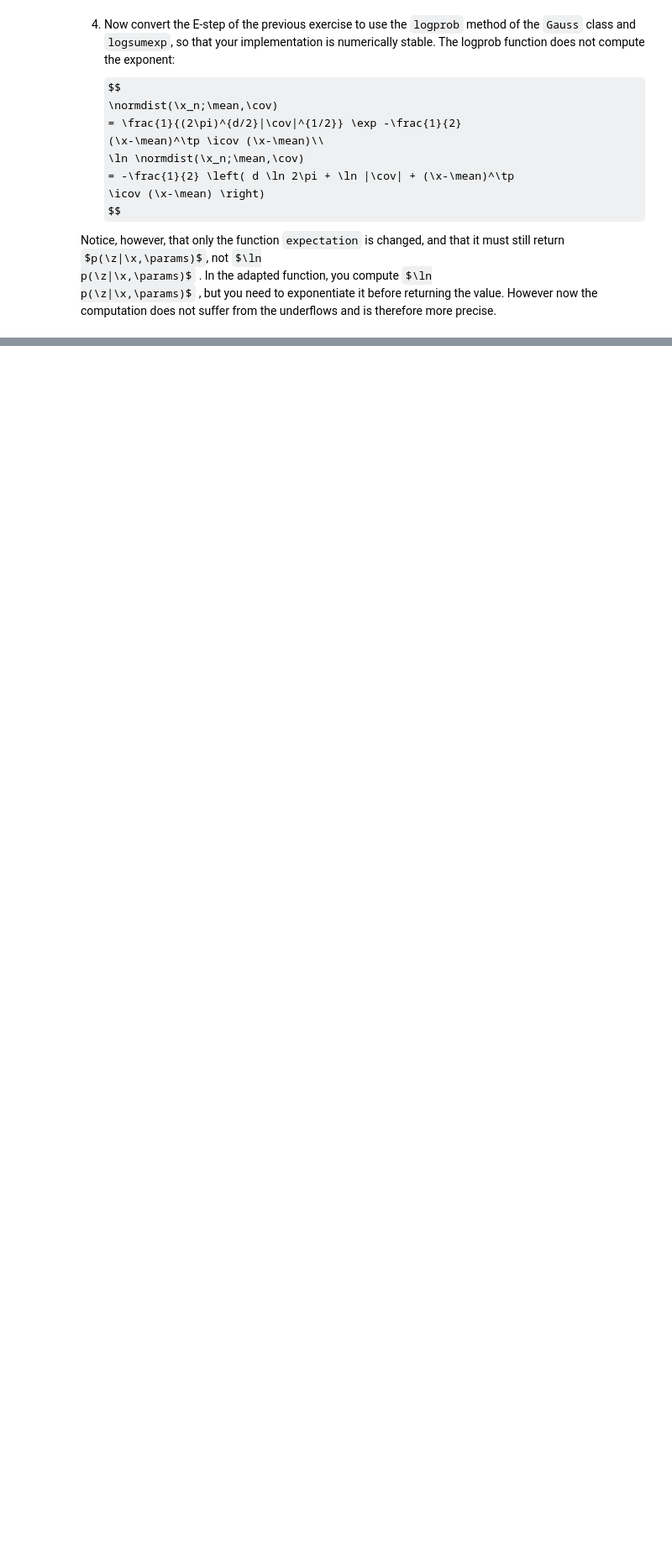
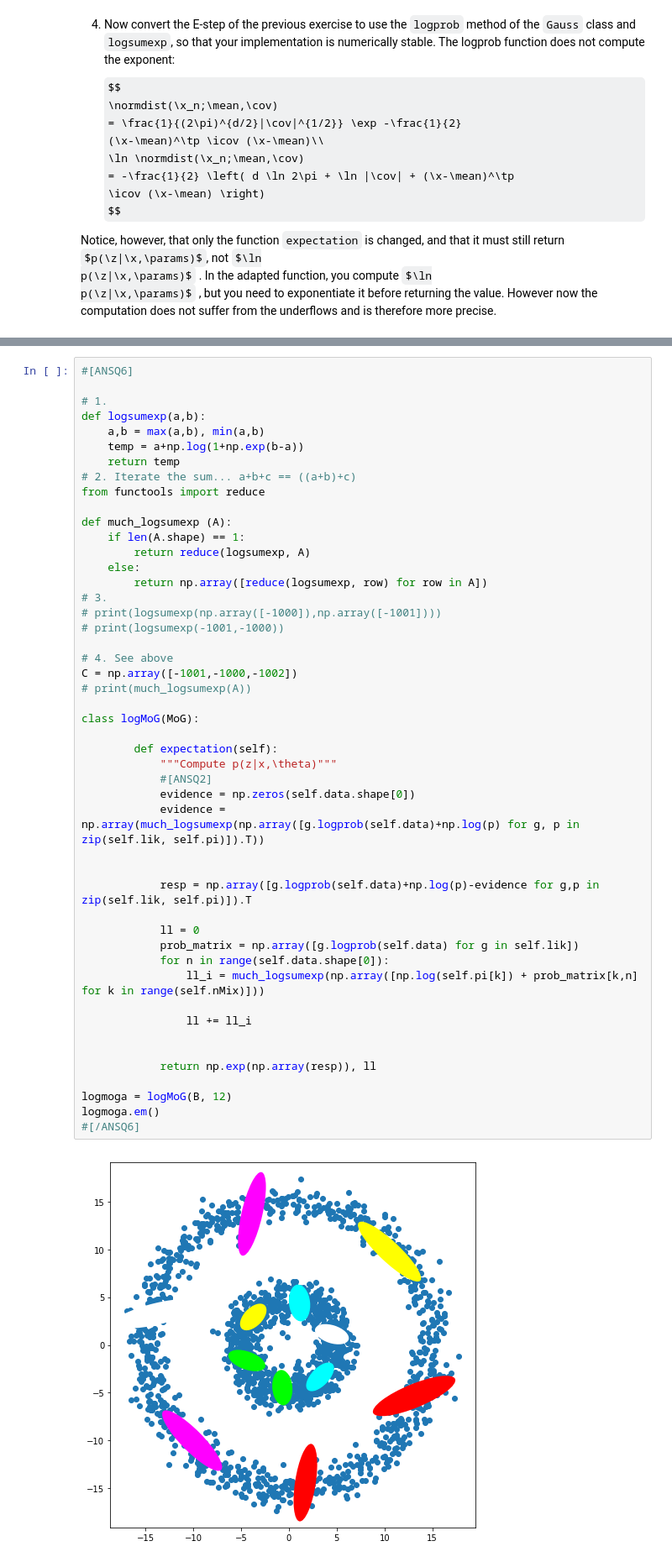
Before and after one commit to pLOPeGG/Advanced-Machine-Learning, a Jupyter notebook: LAB_2/Lab+2+-+Expectation+maximisation+2018+-+Handout.ipynb, the cells around one changed output, grey strips where cells are left out. Shown at 84% size. Drawn from its saved outputs; the diff is of its cells as text; some formulas as TeX source; blank space fills up the shorter version.

```diff
--- a/LAB_2/Lab+2+-+Expectation+maximisation+2018+-+Handout.ipynb
+++ b/LAB_2/Lab+2+-+Expectation+maximisation+2018+-+Handout.ipynb
@@ -563,0 +564,50 @@ print(logsumexp(-1001,-1000))
+# %%
+#[ANSQ6]
+
+# 1.
+def logsumexp(a,b):
+    a,b = max(a,b), min(a,b)
+    temp = a+np.log(1+np.exp(b-a))
+    return temp
+# 2. Iterate the sum... a+b+c == ((a+b)+c)
+from functools import reduce
+
+def much_logsumexp (A):
+    if len(A.shape) == 1:
+        return reduce(logsumexp, A)
+    else:
+        return np.array([reduce(logsumexp, row) for row in A])
+# 3.
+# print(logsumexp(np.array([-1000]),np.array([-1001])))
+# print(logsumexp(-1001,-1000))
+
+# 4. See above
+C = np.array([-1001,-1000,-1002])
+# print(much_logsumexp(A))
+
+class logMoG(MoG):
+
+        def expectation(self):
+            """Compute p(z|x,\theta)"""
+            #[ANSQ2]
+            evidence = np.zeros(self.data.shape[0])
+            evidence = np.array(much_logsumexp(np.array([g.logprob(self.data)+np.log(p) for g, p in zip(self.lik, self.pi)]).T))
+
+
+            resp = np.array([g.logprob(self.data)+np.log(p)-evidence for g,p in zip(self.lik, self.pi)]).T
+
+            ll = 0
+            prob_matrix = np.array([g.logprob(self.data) for g in self.lik])
+            for n in range(self.data.shape[0]):
+                ll_i = much_logsumexp(np.array([np.log(self.pi[k]) + prob_matrix[k,n] for k in range(self.nMix)]))
+
+                ll += ll_i
+
+
+            return np.exp(np.array(resp)), ll
+
+logmoga = logMoG(B, 12)
+logmoga.em()
+#[/ANSQ6]
+# %% [output]
+[figure, added]
```
Also changed, not shown: parts of 8 cells of this notebook.
